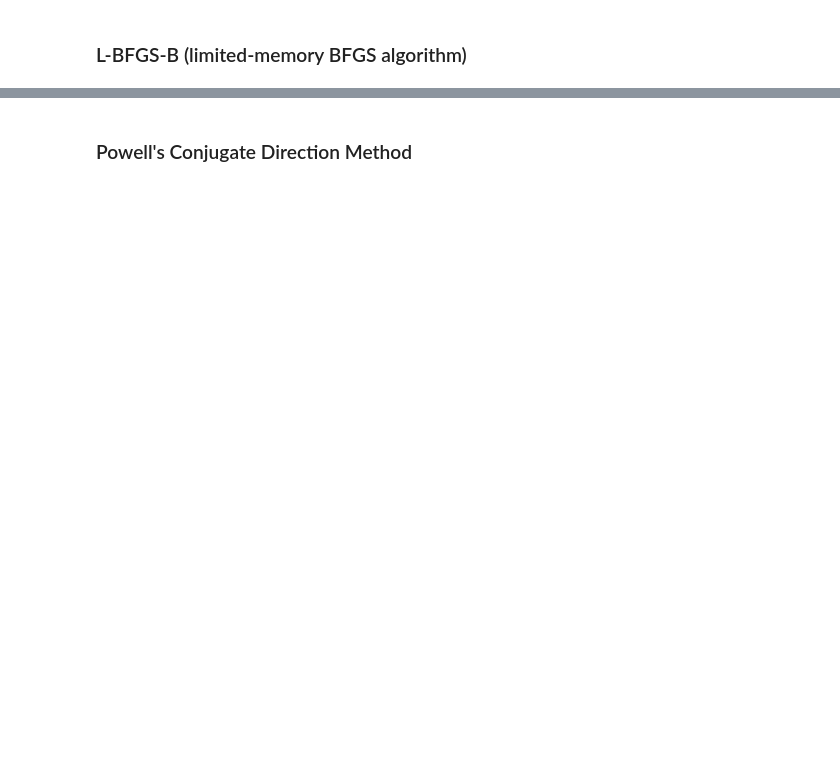
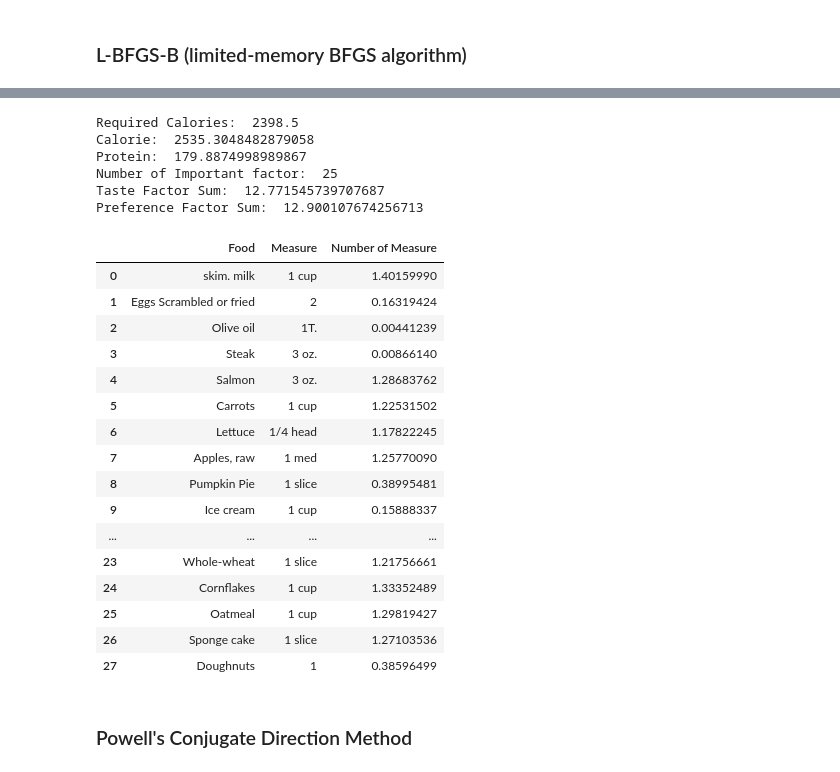
Before and after one commit to matthewtg00/CSE-543T-Final-Project, a Jupyter notebook: nutrients.ipynb, the cells around one changed output, grey strips where cells are left out. Drawn from its saved outputs; the diff is of its cells as text; code cells hidden in the pictures; blank space fills up the shorter version.

```diff
--- a/nutrients.ipynb
+++ b/nutrients.ipynb
@@ -491,3 +530,49 @@ Message: ABNORMAL_TERMINATION_IN_LNSRCH
+# %%
+calorie = np.sum(np.multiply(df['Calories'], result_lbfgsb.x))
+fat = np.sum(np.multiply(df['Fat'], result_lbfgsb.x))
+carbs = np.sum(np.multiply(df['Carbs'], result_lbfgsb.x))
+protein = np.sum(np.multiply(df['Protein'], result_lbfgsb.x))
+taste = np.sum(result.x**df['taste_factor'])
+preference = np.sum(np.multiply(df['preference_factor'], result_lbfgsb.x))
+grams = (np.multiply(df['Grams'], result_lbfgsb.x))
+
+print('Required Calories: ',required_calories)
+print('Calorie: ',calorie)
+print('Protein: ', protein)
+num_important_factor = (result_lbfgsb.x>0.01).sum()
+print('Number of Important factor: ', num_important_factor)
+print('Taste Factor Sum: ', taste)
+print('Preference Factor Sum: ', preference)
+# %% [output]
+Required Calories:  2398.5
+Calorie:  2535.3048482879058
+Protein:  179.8874998989867
+Number of Important factor:  25
+Taste Factor Sum:  12.771545739707687
+Preference Factor Sum:  12.900107674256713
+# %%
+df['Number of Measure'] = result_lbfgsb.x
+filtered_df = df[df['Number of Measure'] != 0][['Food', 'Measure', 'Number of Measure']]
+pd.set_option('display.float_format', '{:.8f}'.format)
+filtered_df
+# %% [output]
+|  | Food | Measure | Number of Measure |
+| 0 | skim. milk | 1 cup | 1.40159990 |
+| 1 | Eggs Scrambled or fried | 2 | 0.16319424 |
+| 2 | Olive oil | 1T. | 0.00441239 |
+| 3 | Steak | 3 oz. | 0.00866140 |
+| 4 | Salmon | 3 oz. | 1.28683762 |
+| 5 | Carrots | 1 cup | 1.22531502 |
+| 6 | Lettuce | 1/4 head | 1.17822245 |
+| 7 | Apples, raw | 1 med | 1.25770090 |
+| 8 | Pumpkin Pie | 1 slice | 0.38995481 |
+| 9 | Ice cream | 1 cup | 0.15888337 |
+| ... | ... | ... | ... |
+| 23 | Whole-wheat | 1 slice | 1.21756661 |
+| 24 | Cornflakes | 1 cup | 1.33352489 |
+| 25 | Oatmeal | 1 cup | 1.29819427 |
+| 26 | Sponge cake | 1 slice | 1.27103536 |
+| 27 | Doughnuts | 1 | 0.38596499 |
 # %% [markdown]
 ### Powell's Conjugate Direction Method
 # %%
```
Also changed, not shown: parts of 19 cells of this notebook.
